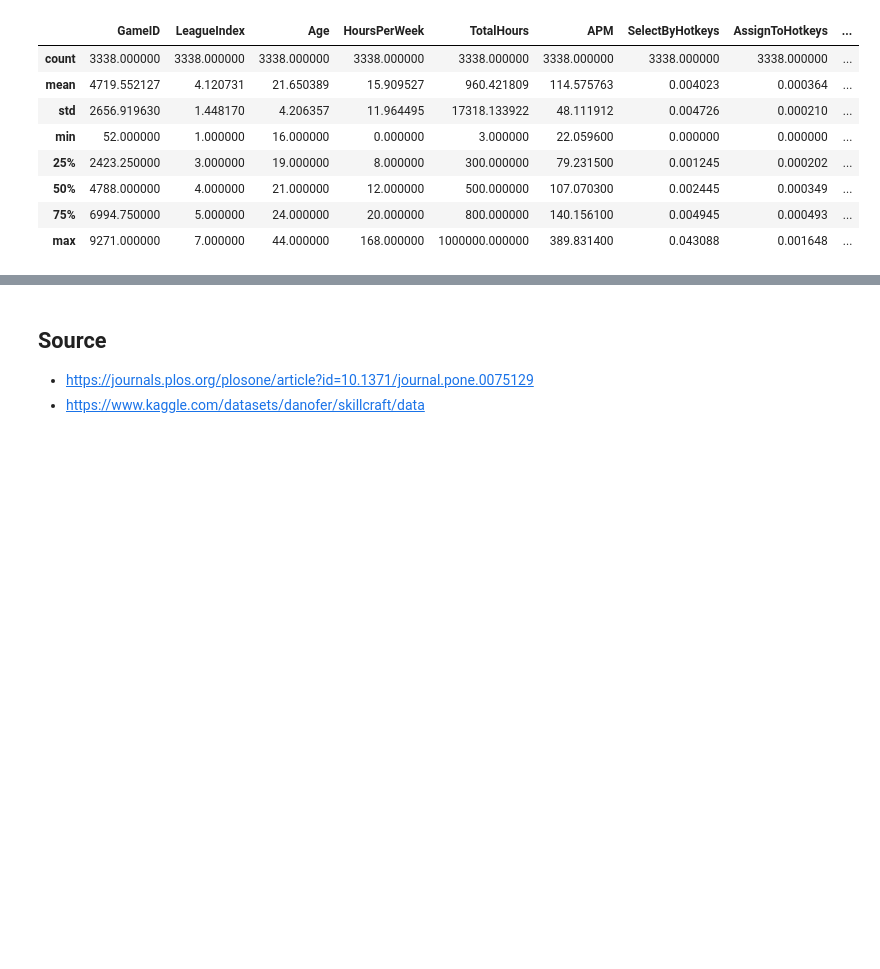
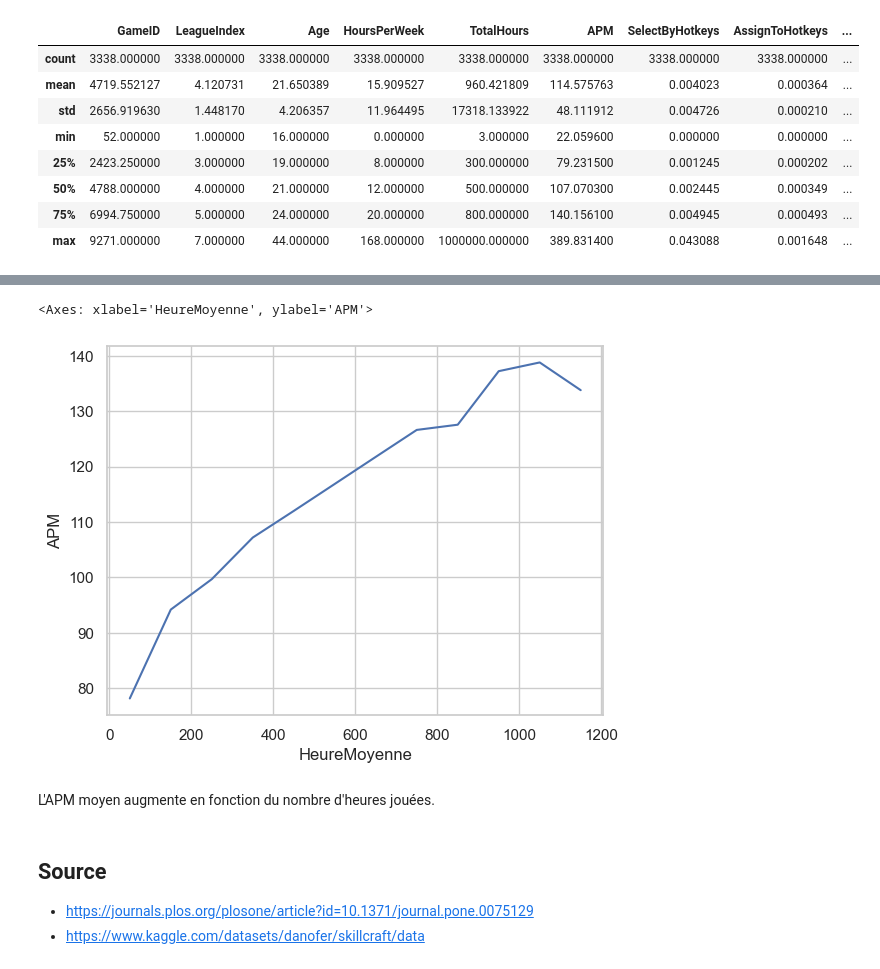
Before and after one commit to Ocapyy/SC2-dataset, a Jupyter notebook: Dataset-Analysis.ipynb, the cells around one changed output, grey strips where cells are left out. Drawn from its saved outputs; the diff is of its cells as text; code cells hidden in the pictures; blank space fills up the shorter version.

```diff
--- a/Dataset-Analysis.ipynb
+++ b/Dataset-Analysis.ipynb
@@ -58,0 +98,16 @@ sns.jointplot(x="Age", y="APM", data=df,
+# %%
+speed_df = df[
+    (df['TotalHours'] <= 1200)
+]
+
+speed_df = speed_df[["APM", "TotalHours"]]
+
+speed_df['HoursBin'] = pd.cut(
+    speed_df['TotalHours'],
+    bins=[0,100,200,300,400,500,600,700,800,900,1000,1100,1200]
+)
+
+speed_df = speed_df.groupby('HoursBin')['APM'].mean().reset_index()
+speed_df['HeureMoyenne'] = speed_df['HoursBin'].apply(lambda x: x.mid)
+
+speed_df
@@ -59,3 +128,10 @@ sns.jointplot(x="Age", y="APM", data=df,
+# %%
+sns.lineplot(speed_df, x='HeureMoyenne', y='APM')
+# %% [output]
+<Axes: xlabel='HeureMoyenne', ylabel='APM'>
+[figure, added]
+# %% [markdown]
+L'APM moyen augmente en fonction du nombre d'heures jouées.
 # %% [markdown]
 ## Source
 - https://journals.plos.org/plosone/article?id=10.1371/journal.pone.0075129
```
Also changed, not shown: parts of 19 cells of this notebook.
